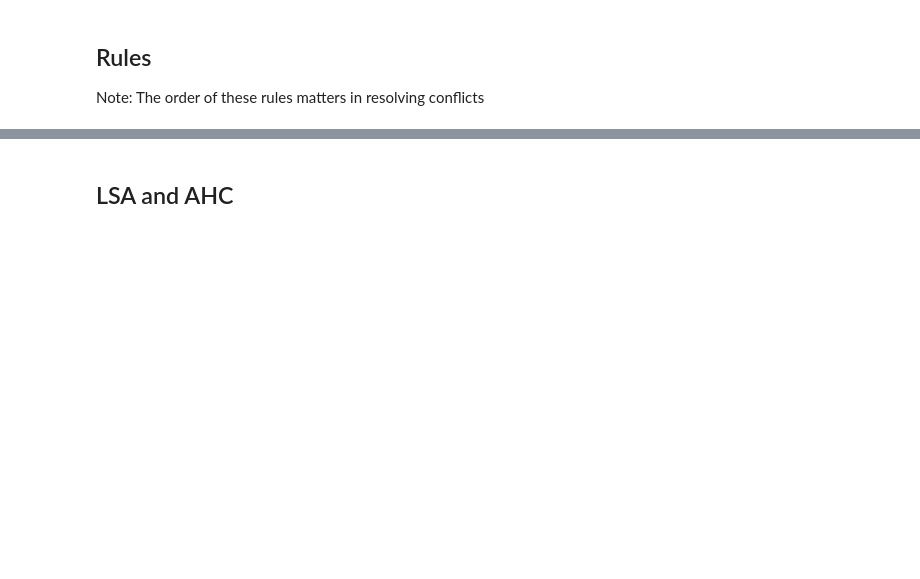
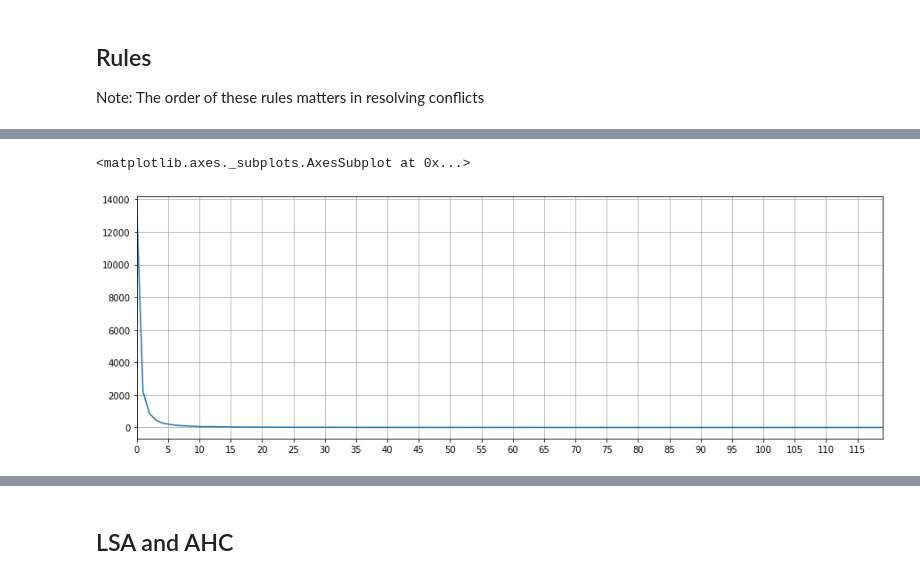
Before and after one commit to dialoguemd-archives/covidfaq, a Jupyter notebook: experiments/QuesSort Pipeline - Filter style.ipynb, the cells around one changed output, grey strips where cells are left out. Cells and saved outputs as stored; diff of their text form; code cells hidden in the pictures; blank space fills up the shorter version.

Commit message:
Added Dependency Analysis, analysing, rules pending

```diff
--- a/experiments/QuesSort Pipeline - Filter style.ipynb
+++ b/experiments/QuesSort Pipeline - Filter style.ipynb
@@ -248,0 +319,2 @@ dataset[dataset.len<60].groupby("len")["len","text"].count().plot(figsize=(15,2)
+# %%
+dataset["tuple_vector"] = list(get_vectors(dataset.tuples, tuples).toarray())
@@ -618,0 +664,3 @@ Rules based output saved to output/simpleFiltered_2020-04-21_en.csv
+# %%
+dependency_counts = pd.DataFrame(dependencies).apply(tuple, axis=1).to_frame(name="Dependency")
+dependency_counts = dependency_counts.join(pd.DataFrame(dataset.groupby("cluster").dependency_vector.apply(sum).apply(pd.Series)).T)
@@ -618,0 +699,11 @@ Rules based output saved to output/simpleFiltered_2020-04-21_en.csv
+# %%
+def get_cat_freq(row):
+    return sum([1 for val in row if val>0])
+# %%
+dependency_counts["cat_freq"] = dependency_counts[features].apply(get_cat_freq,axis=1)
+# %%
+# Frequency of dependencies, (x,y) is y dependencies have x total frequency
+dependency_counts.sort_values("total_freq",ascending=False).groupby("total_freq")["Dependency"].count().sort_values(ascending=False).plot(figsize=(15,5), grid=True, use_index=False, xticks=range(0,120,5))
+# %% [output]
+<matplotlib.axes._subplots.AxesSubplot at 0x...>
+[figure, added]
```
Also changed, not shown: parts of 43 cells of this notebook, 1 other file.
